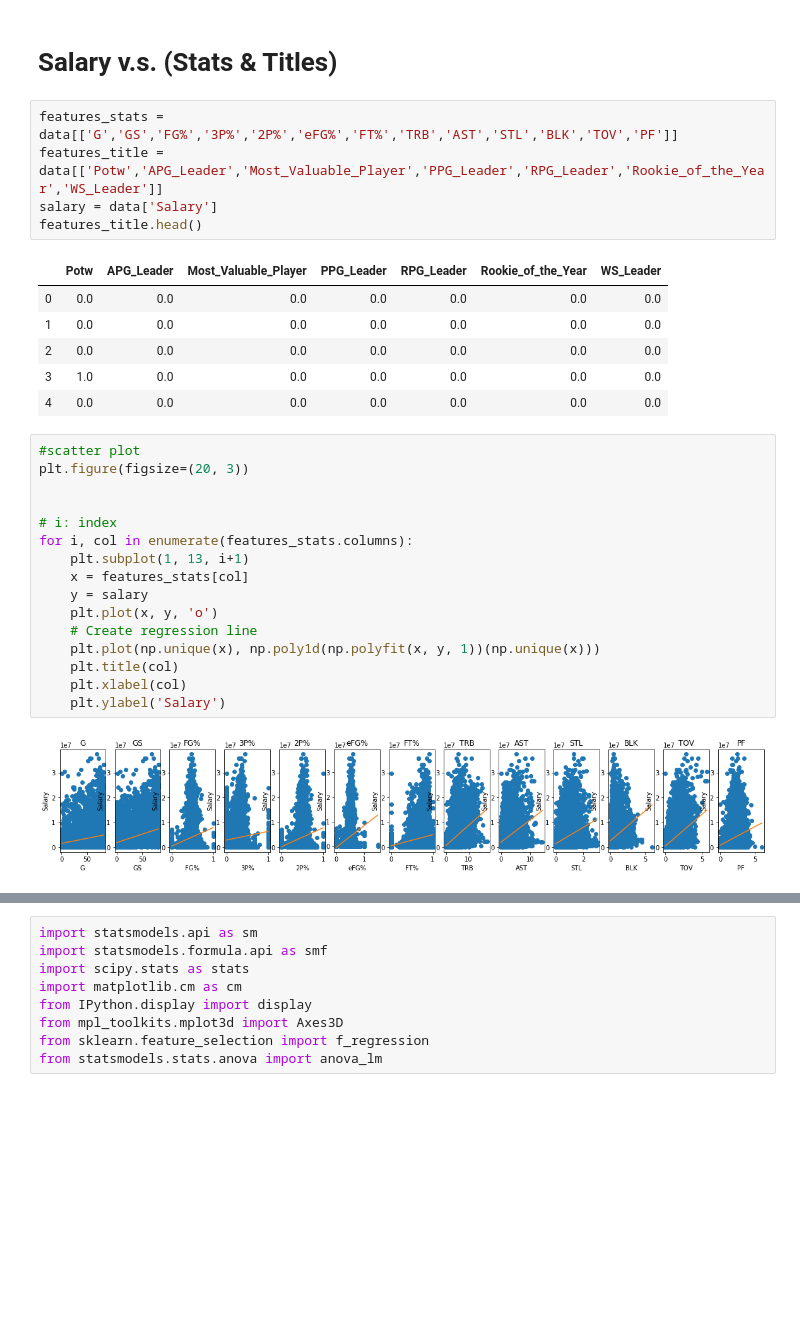
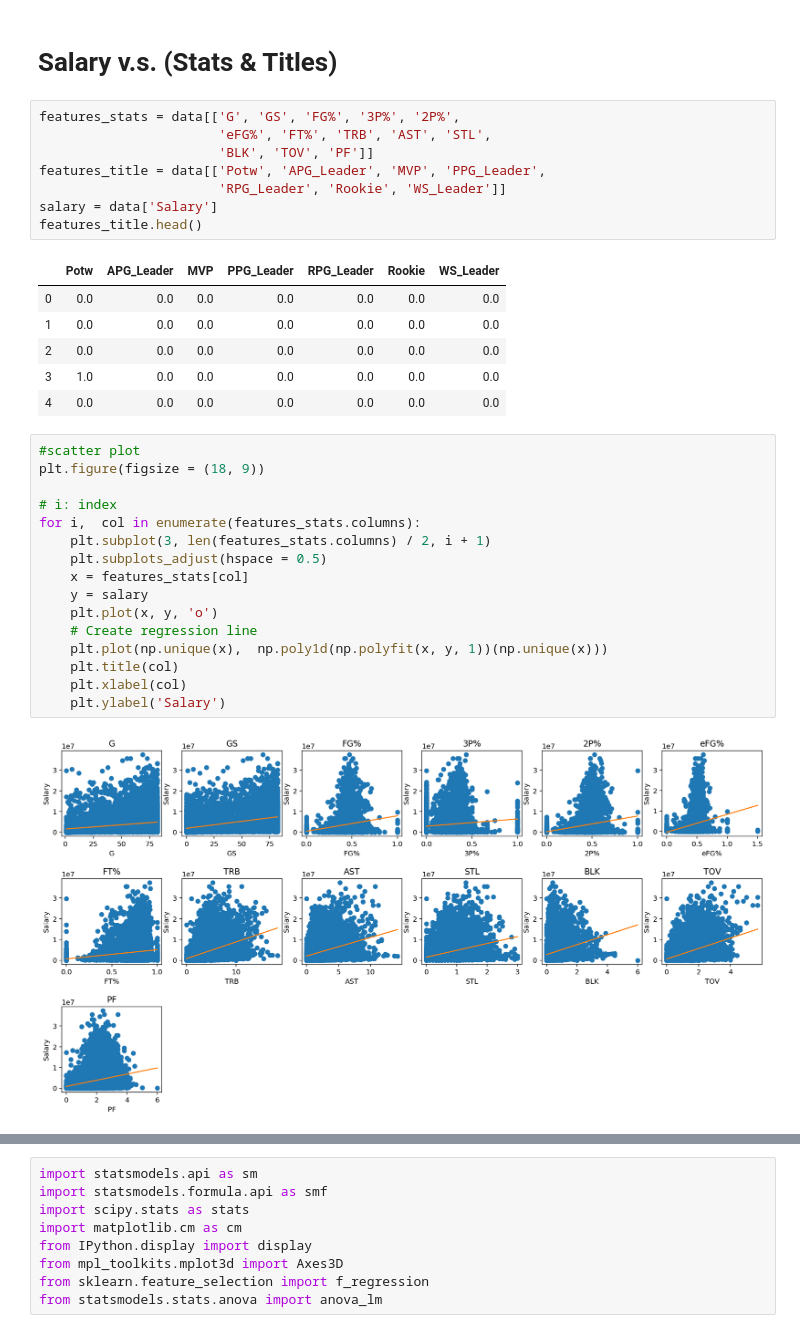
Before and after one commit to chunheisiu/NBA-POTW-Regression, a Jupyter notebook: notebooks/EDA.ipynb, the cells around one changed output, grey strips where cells are left out. Drawn from its saved outputs; the diff is of its cells as text; blank space fills up the shorter version.

```diff
--- a/notebooks/EDA.ipynb
+++ b/notebooks/EDA.ipynb
@@ -22,12 +22,15 @@ data
 # %% [markdown]
 # Salary v.s. (Stats & Titles)
 # %%
-features_stats = data[['G','GS','FG%','3P%','2P%','eFG%','FT%','TRB','AST','STL','BLK','TOV','PF']]
-features_title = data[['Potw','APG_Leader','Most_Valuable_Player','PPG_Leader','RPG_Leader','Rookie_of_the_Year','WS_Leader']]
+features_stats = data[['G', 'GS', 'FG%', '3P%', '2P%',
+                       'eFG%', 'FT%', 'TRB', 'AST', 'STL',
+                       'BLK', 'TOV', 'PF']]
+features_title = data[['Potw', 'APG_Leader', 'MVP', 'PPG_Leader',
+                       'RPG_Leader', 'Rookie', 'WS_Leader']]
 salary = data['Salary']
 features_title.head()
 # %% [output]
-|  | Potw | APG_Leader | Most_Valuable_Player | PPG_Leader | RPG_Leader | Rookie_of_the_Year | WS_Leader |
+|  | Potw | APG_Leader | MVP | PPG_Leader | RPG_Leader | Rookie | WS_Leader |
 | 0 | 0.0 | 0.0 | 0.0 | 0.0 | 0.0 | 0.0 | 0.0 |
 | 1 | 0.0 | 0.0 | 0.0 | 0.0 | 0.0 | 0.0 | 0.0 |
 | 2 | 0.0 | 0.0 | 0.0 | 0.0 | 0.0 | 0.0 | 0.0 |
@@ -35,21 +38,21 @@ features_title.head()
 | 4 | 0.0 | 0.0 | 0.0 | 0.0 | 0.0 | 0.0 | 0.0 |
 # %%
 #scatter plot
-plt.figure(figsize=(20, 3))
-
+plt.figure(figsize = (18, 9))
 
 # i: index
-for i, col in enumerate(features_stats.columns):
-    plt.subplot(1, 13, i+1)
+for i,  col in enumerate(features_stats.columns):
+    plt.subplot(3, len(features_stats.columns) / 2, i + 1)
+    plt.subplots_adjust(hspace = 0.5)
     x = features_stats[col]
     y = salary
     plt.plot(x, y, 'o')
     # Create regression line
-    plt.plot(np.unique(x), np.poly1d(np.polyfit(x, y, 1))(np.unique(x)))
+    plt.plot(np.unique(x),  np.poly1d(np.polyfit(x, y, 1))(np.unique(x)))
     plt.title(col)
     plt.xlabel(col)
     plt.ylabel('Salary')
 # %% [output]
-[figure, old version]
+[figure, new version]
 # %%
 #scatter plot
```
Also changed, not shown: parts of 5 cells of this notebook.
